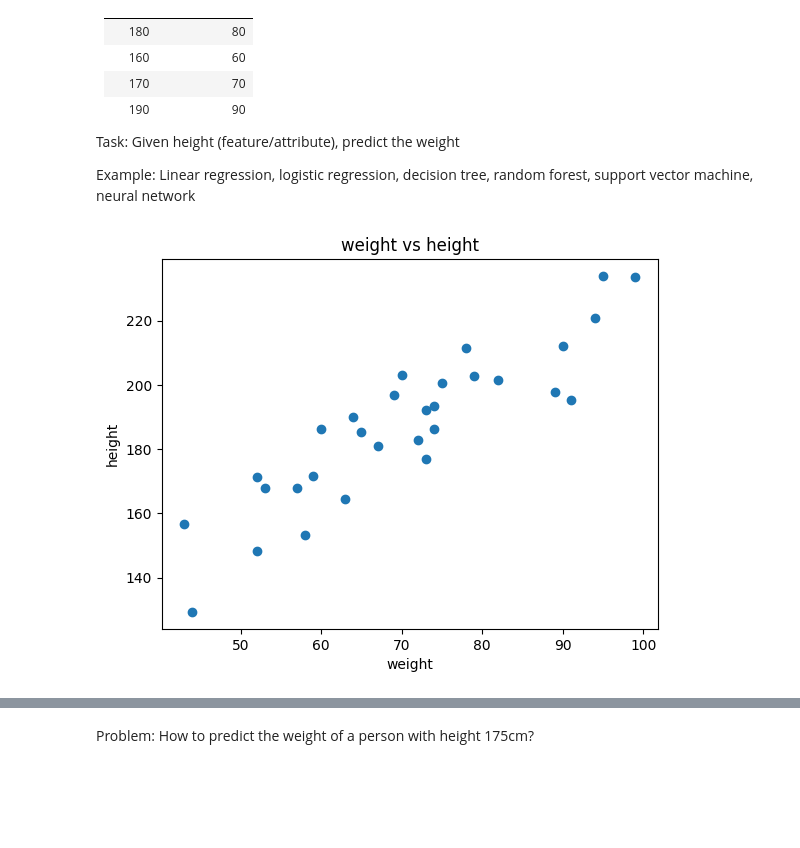
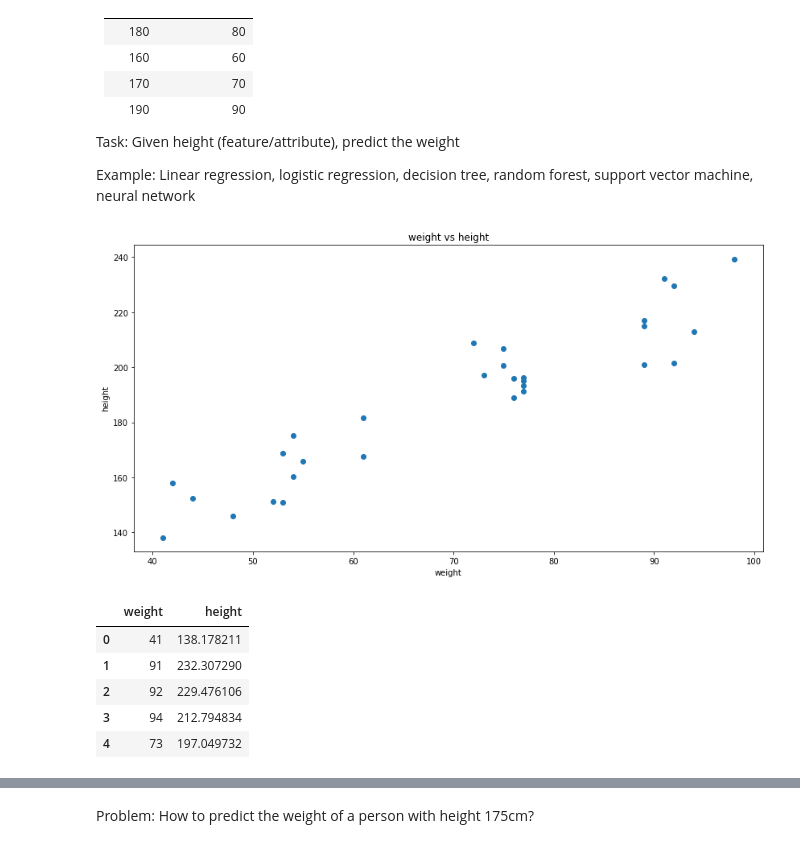
Before and after one commit to byrocuy/REA-AI_Mastery, a Jupyter notebook: week-2/session-3/00_machine_learning_fundamental.ipynb, the cells around one changed output, grey strips where cells are left out. Saved outputs shown, nothing was run; the diff lists cells and outputs as text; code cells hidden in the pictures; blank space fills up the shorter version.

```diff
--- a/week-2/session-3/00_machine_learning_fundamental.ipynb
+++ b/week-2/session-3/00_machine_learning_fundamental.ipynb
@@ -22,16 +22,28 @@ Example: Linear regression, logistic regression, decision tree, random forest, s
 # %%
 import matplotlib.pyplot as plt
 import numpy as np
 from math import sqrt
+plt.rcParams['figure.figsize'] = [14, 7]
 
 weight = np.random.randint(40, 100, 30)
 height = np.sqrt(weight / 20) * 100 + np.random.randint(-20, 20, 30)
 
 # plot
 plt.scatter(weight, height)
 plt.xlabel('weight')
 plt.ylabel('height')
 plt.title('weight vs height')
 plt.show()
 # %% [output]
-[figure, old version]
+[figure, new version]
+# %%
+import pandas as pd
+df = pd.DataFrame({'weight': weight, 'height': height})
+df.head()
+# %% [output]
+|  | weight | height |
+| 0 | 41 | 138.178211 |
+| 1 | 91 | 232.307290 |
+| 2 | 92 | 229.476106 |
+| 3 | 94 | 212.794834 |
+| 4 | 73 | 197.049732 |
```
Also changed, not shown: parts of 14 cells of this notebook, 6 other files.
